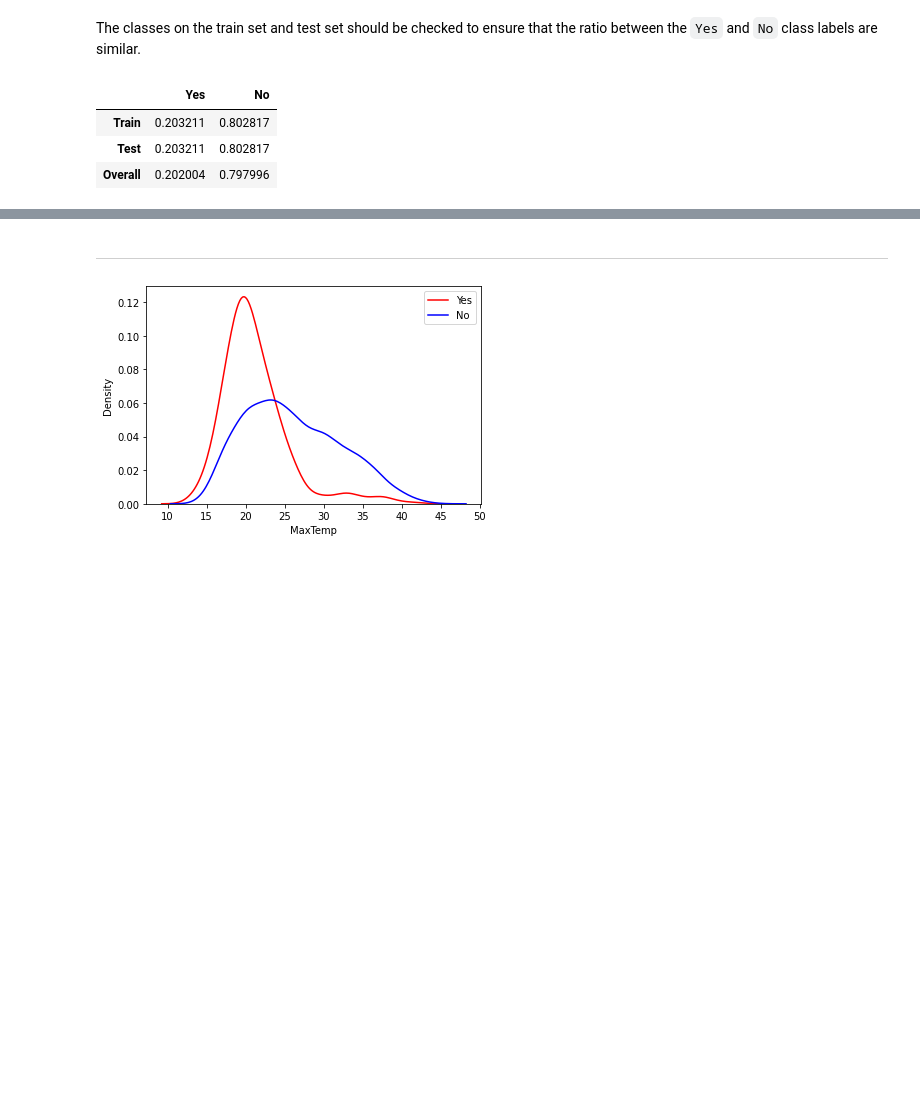
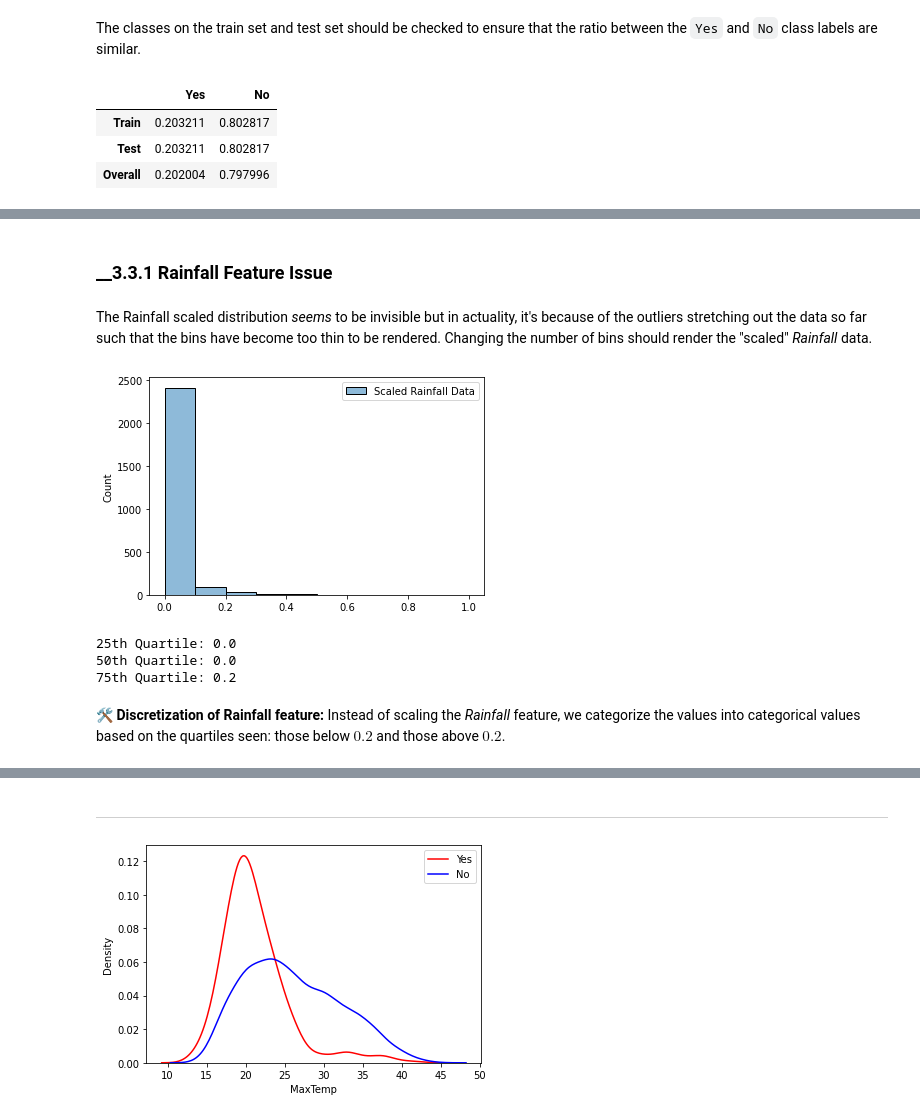
Before and after one commit to poolGolez/project-roosevelt, a Jupyter notebook: will-it-rain-in-perth.ipynb, the cells around one changed output, grey strips where cells are left out. Cells and saved outputs as stored; diff of their text form; code cells hidden in the pictures; blank space fills up the shorter version.

```diff
--- a/will-it-rain-in-perth.ipynb
+++ b/will-it-rain-in-perth.ipynb
@@ -1521,0 +1622,22 @@ pd.DataFrame({
+# %% [markdown]
+### __3.3.1 Rainfall Feature Issue
+# %% [markdown]
+The Rainfall scaled distribution *seems* to be invisible but in actuality, it's because of the outliers stretching out the data so far such that the bins have become too thin to be rendered. Changing the number of bins should render the "scaled" *Rainfall* data.
+# %%
+sns.histplot(MinMaxScaler().fit_transform(X_train[['Rainfall']]), bins=10, label="Scaled Rainfall Data")
+plt.legend()
+plt.show()
+# %% [output]
+[figure, added]
+# %%
+quartiles = np.percentile(X_train['Rainfall'], (25, 50, 75))
+
+print(f"25th Quartile: {quartiles[0]}")
+print(f"50th Quartile: {quartiles[1]}")
+print(f"75th Quartile: {quartiles[2]}")
+# %% [output]
+25th Quartile: 0.0
+50th Quartile: 0.0
+75th Quartile: 0.2
+# %% [markdown]
+🛠️ **Discretization of Rainfall feature:** Instead of scaling the *Rainfall* feature, we categorize the values into categorical values based on the quartiles seen: those below $0.2$ and those above $0.2$.
```
Also changed, not shown: parts of 11 cells of this notebook.
